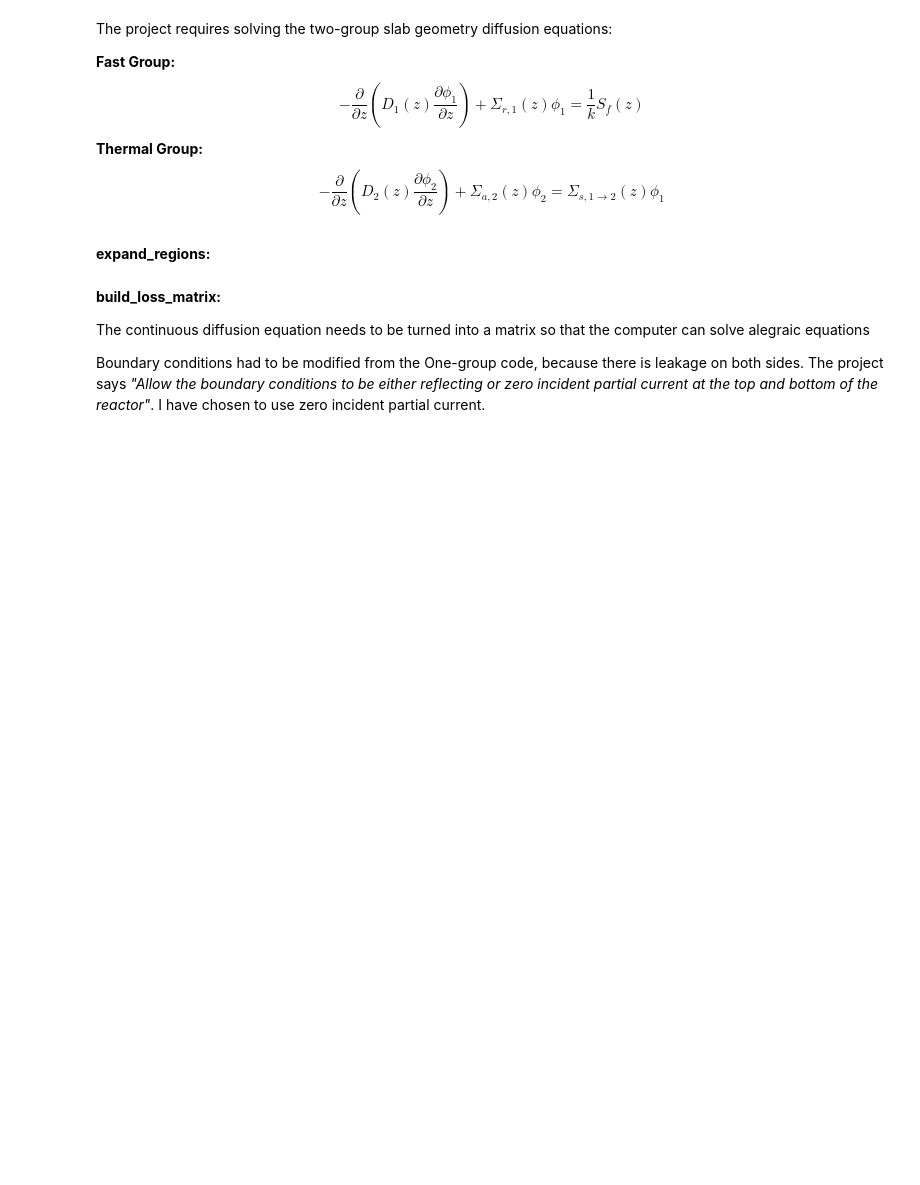
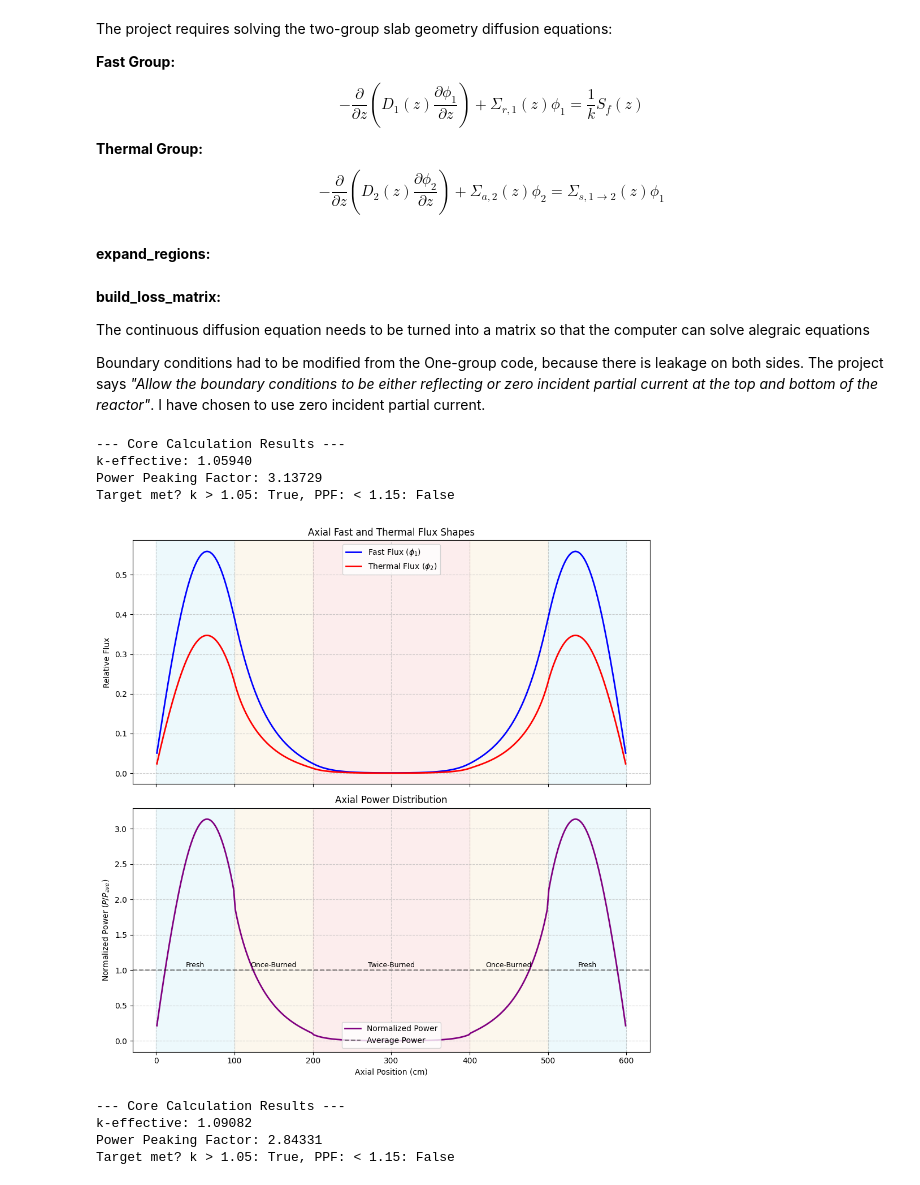
Before and after one commit to Nathan-Carpenter/NSE-351, a Jupyter notebook: Nathans-Testing-Ground.ipynb, the cells around one changed output. Saved outputs shown, nothing was run; the diff lists cells and outputs as text; code cells hidden in the pictures; blank space fills up the shorter version.

```diff
--- a/Nathans-Testing-Ground.ipynb
+++ b/Nathans-Testing-Ground.ipynb
@@ -165,5 +222,64 @@ def make_region(fuel_dict, length_cm, num_cells, label):
+# %%
+def output_results(x, phi1, phi2, k, k_history, iters, nSf1, nSf2, labels, core_layout):
+    # Calculate Power & Peaking
+    power_distribution = nSf1 * phi1 + nSf2 * phi2
+    p_ave = np.mean(power_distribution)
+    p_max = np.max(power_distribution)
+    peaking_factor = p_max / p_ave
+    normalized_power = power_distribution / p_ave
+
+    print(f"--- Core Calculation Results ---")
+    print(f"k-effective: {k:.5f}")
+    print(f"Power Peaking Factor: {peaking_factor:.5f}")
+    print(f"Target met? k > 1.05: {k > 1.05}, PPF: < 1.15: {peaking_factor < 1.15}")
+
+    plot_reactor_results(x, phi1, phi2, normalized_power, core_layout_2)
 # %%
 # Fuel properties given in the table
 fresh = {"D1": 1.55, "D2": 0.82, "Sa1": 0.0012, "Sa2": 0.0105, "Ss12": 0.0068, "nSf1": 0.00035, "nSf2": 0.0145}
 once  = {"D1": 1.50, "D2": 0.80, "Sa1": 0.0016, "Sa2": 0.0125, "Ss12": 0.0065, "nSf1": 0.00045, "nSf2": 0.0132}
 twice = {"D1": 1.45, "D2": 0.78, "Sa1": 0.0021, "Sa2": 0.0155, "Ss12": 0.0062, "nSf1": 0.00055, "nSf2": 0.0115}
+
+# Define Core layout - Standard
+core_layout = [
+    make_region(fresh, 100, 50, "Fresh"),
+    make_region(once, 100, 50, "Once-Burned"),
+    make_region(twice, 200, 100, "Twice-Burned"),
+    make_region(once, 100, 50, "Once-Burned"),
+    make_region(fresh, 100, 50, "Fresh")
+]
+
+core_layout_2 = [
+    make_region(once, 100, 50, "Once-Burned"),
+    make_region(fresh, 100, 50, "Fresh"),
+    make_region(twice, 200, 100, "Twice-Burned"),
+    make_region(fresh, 100, 50, "Fresh"),
+    make_region(once, 100, 50, "Once-Burned")
+]
+
+core_layout_3 = [
+    make_region(once, 100, 50, "Once-Burned"),
+    make_region(fresh, 100, 50, "Fresh"),
+    make_region(twice, 200, 100, "Twice-Burned"),
+    make_region(fresh, 100, 50, "Fresh"),
+    make_region(once, 100, 50, "Once-Burned")
+]
+
+# Try a TTOFFOOFFOTT layout for a different PPF and Keff?
+
+# Testing different core layouts and comparing results
+x, phi1, phi2, k, k_history, iters, nSf1, nSf2, labels = solve_two_group_k_eigenvalue(core_layout)
+output_results(x, phi1, phi2, k, k_history, iters, nSf1, nSf2, labels, core_layout)
+
+x, phi1, phi2, k, k_history, iters, nSf1, nSf2, labels = solve_two_group_k_eigenvalue(core_layout_2)
+output_results(x, phi1, phi2, k, k_history, iters, nSf1, nSf2, labels, core_layout_2)
+# %% [output]
+--- Core Calculation Results ---
+k-effective: 1.05940
+Power Peaking Factor: 3.13729
+Target met? k > 1.05: True, PPF: < 1.15: False
+[figure, added]
+--- Core Calculation Results ---
+k-effective: 1.09082
+Power Peaking Factor: 2.84331
+Target met? k > 1.05: True, PPF: < 1.15: False
```
Also changed, not shown: parts of 6 cells of this notebook.
